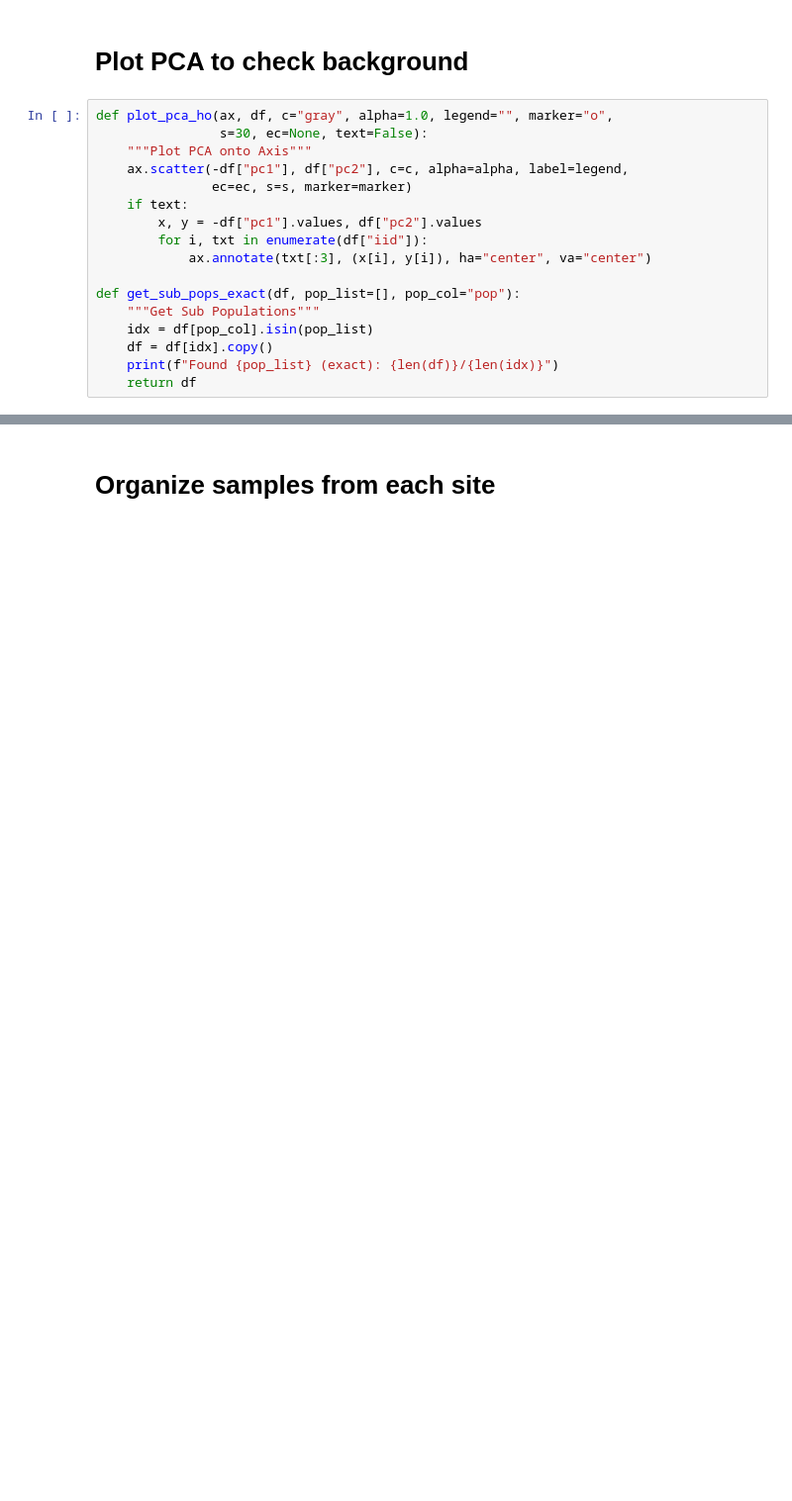
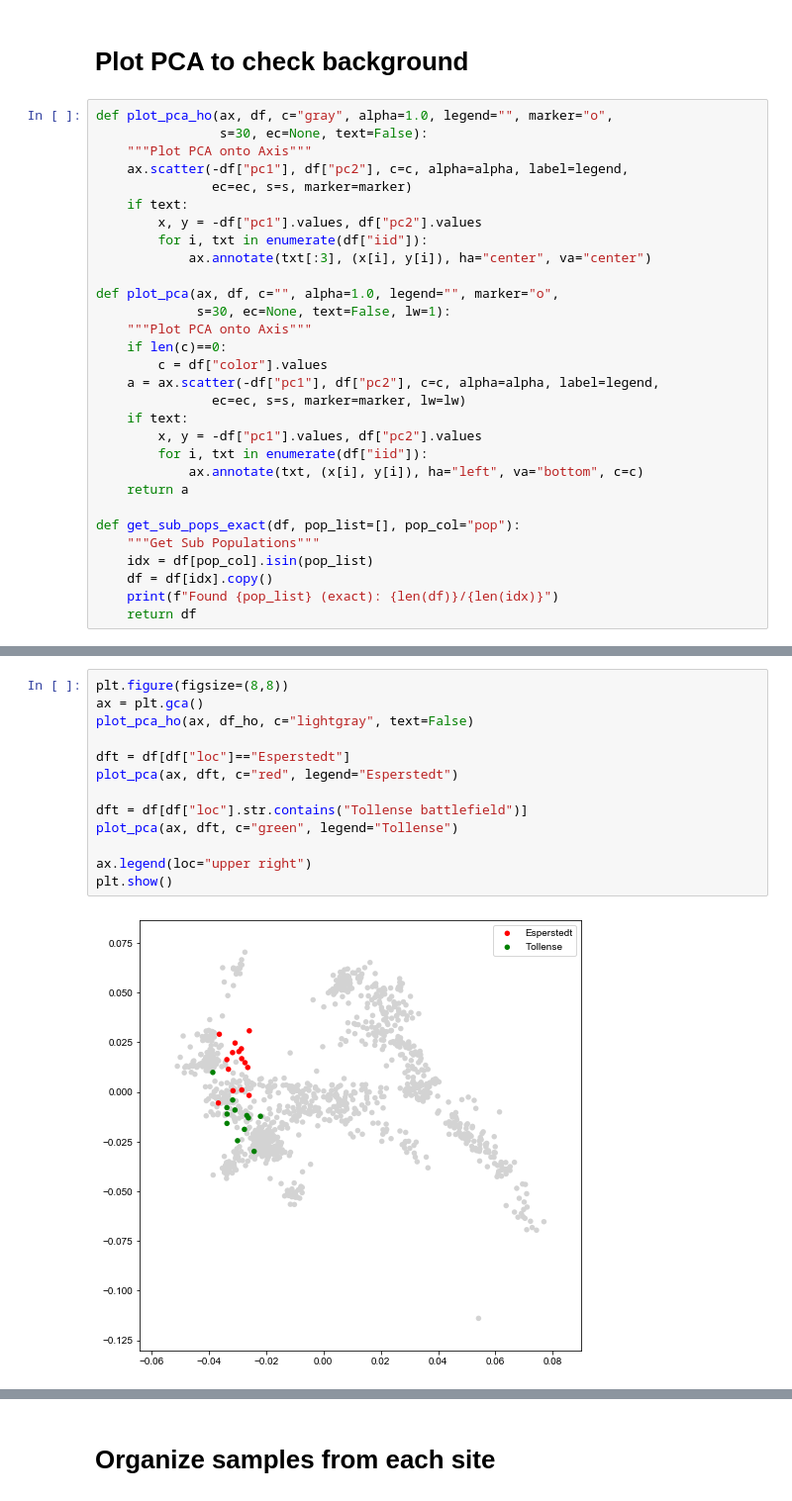
Before and after one commit to hringbauer/punic_aDNA, a Jupyter notebook: notebooks/pca_div/browse_divpca.ipynb, the cells around one changed output, grey strips where cells are left out. Shown at 99% size. Saved outputs shown, nothing was run; the diff lists cells and outputs as text; blank space fills up the shorter version.

```diff
--- a/notebooks/pca_div/browse_divpca.ipynb
+++ b/notebooks/pca_div/browse_divpca.ipynb
@@ -128,6 +113,19 @@ def plot_pca_ho(ax, df, c="gray", alpha=1.0, legend="", marker="o",
         for i, txt in enumerate(df["iid"]):
             ax.annotate(txt[:3], (x[i], y[i]), ha="center", va="center")
 
+def plot_pca(ax, df, c="", alpha=1.0, legend="", marker="o",
+             s=30, ec=None, text=False, lw=1):
+    """Plot PCA onto Axis"""
+    if len(c)==0:
+        c = df["color"].values
+    a = ax.scatter(-df["pc1"], df["pc2"], c=c, alpha=alpha, label=legend,
+               ec=ec, s=s, marker=marker, lw=lw)
+    if text:
+        x, y = -df["pc1"].values, df["pc2"].values
+        for i, txt in enumerate(df["iid"]):
+            ax.annotate(txt, (x[i], y[i]), ha="left", va="bottom", c=c)
+    return a
+
 def get_sub_pops_exact(df, pop_list=[], pop_col="pop"):
     """Get Sub Populations"""
     idx = df[pop_col].isin(pop_list)
@@ -151,3 +142,18 @@ plt.show()
 # %% [output]
 Found ['keep_ho'] (exact): 1132/3419
 [figure]
+# %%
+plt.figure(figsize=(8,8))
+ax = plt.gca()
+plot_pca_ho(ax, df_ho, c="lightgray", text=False)
+
+dft = df[df["loc"]=="Esperstedt"]
+plot_pca(ax, dft, c="red", legend="Esperstedt")
+
+dft = df[df["loc"].str.contains("Tollense battlefield")]
+plot_pca(ax, dft, c="green", legend="Tollense")
+
+ax.legend(loc="upper right")
+plt.show()
+# %% [output]
+[figure, added]
```
Also changed, not shown: parts of 7 cells of this notebook, 1 other file.
